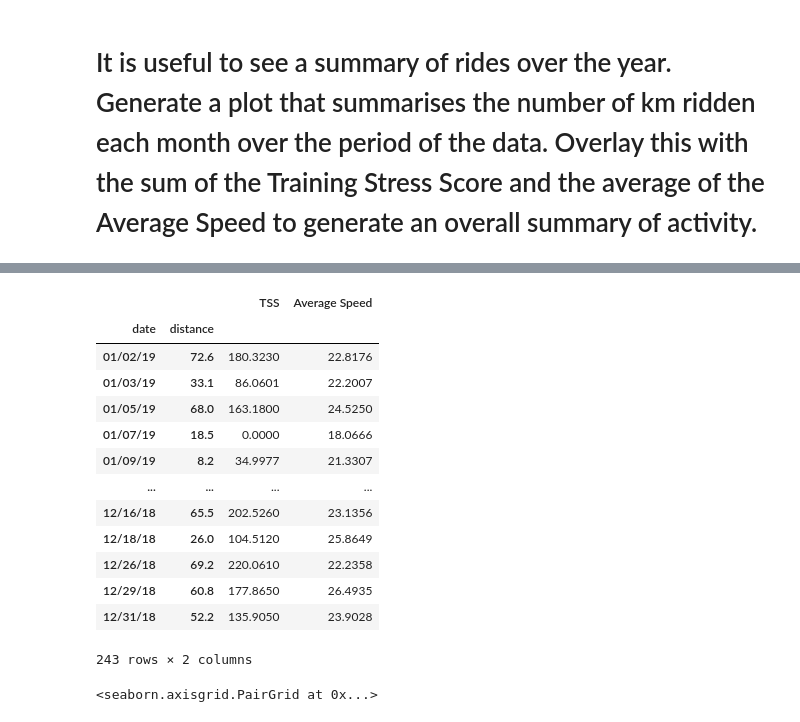
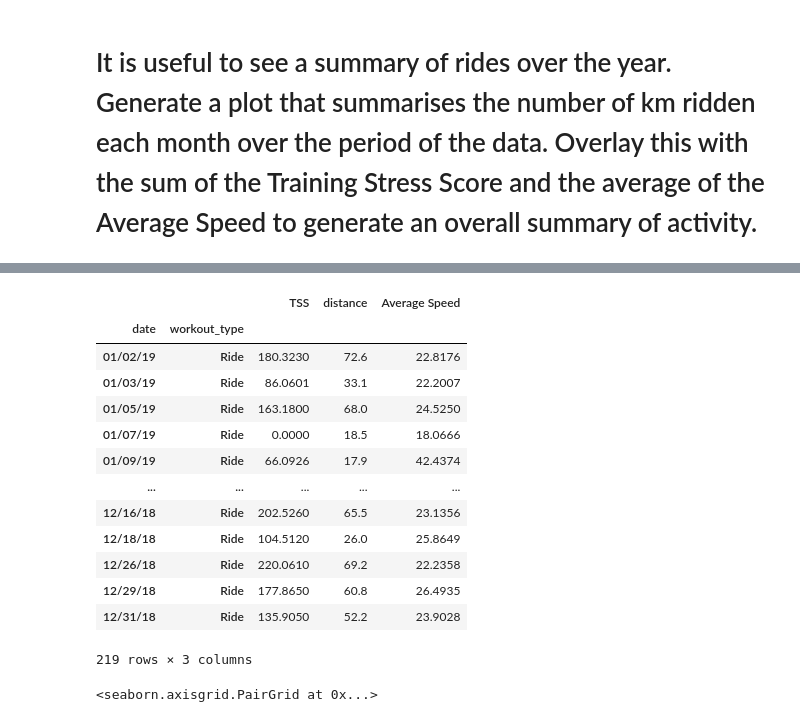
Before and after one commit to NSoni25/Portfolio_repository, a Jupyter notebook: Portfolio 1.ipynb, the cells around one changed output, grey strips where cells are left out. Saved outputs shown, nothing was run; the diff lists cells and outputs as text; code cells hidden in the pictures.

```diff
--- a/Portfolio 1.ipynb
+++ b/Portfolio 1.ipynb
@@ -307,7 +307,6 @@ sns.pairplot(b, hue = 'workout_type')
 # %% [markdown]
 # It is useful to see a summary of rides over the year. Generate a plot that summarises the number of km ridden each month over the period of the data. Overlay this with the sum of the Training Stress Score and the average of the Average Speed to generate an overall summary of activity.
 # %%
-df=pd.DataFrame(result,columns=['date','TSS','distance','Average Speed'])
+df=pd.DataFrame(result,columns=['date','TSS','distance','Average Speed','workout_type'])
 #df.groupby(by=[df.index.month])
 #df.index = df.index.normalize()
-df
@@ -328,21 +313,21 @@ df
 # %%
-df1=df.groupby(['date','distance']).sum()
+df1=df.groupby(['date','workout_type']).sum()
 df1
 # %% [output]
-|  |  | TSS | Average Speed |
-| date | distance |  |  |
-| 01/02/19 | 72.6 | 180.3230 | 22.8176 |
-| 01/03/19 | 33.1 | 86.0601 | 22.2007 |
-| 01/05/19 | 68.0 | 163.1800 | 24.5250 |
-| 01/07/19 | 18.5 | 0.0000 | 18.0666 |
-| 01/09/19 | 8.2 | 34.9977 | 21.3307 |
-| ... | ... | ... | ... |
-| 12/16/18 | 65.5 | 202.5260 | 23.1356 |
-| 12/18/18 | 26.0 | 104.5120 | 25.8649 |
-| 12/26/18 | 69.2 | 220.0610 | 22.2358 |
-| 12/29/18 | 60.8 | 177.8650 | 26.4935 |
-| 12/31/18 | 52.2 | 135.9050 | 23.9028 |
+|  |  | TSS | distance | Average Speed |
+| date | workout_type |  |  |  |
+| 01/02/19 | Ride | 180.3230 | 72.6 | 22.8176 |
+| 01/03/19 | Ride | 86.0601 | 33.1 | 22.2007 |
+| 01/05/19 | Ride | 163.1800 | 68.0 | 24.5250 |
+| 01/07/19 | Ride | 0.0000 | 18.5 | 18.0666 |
+| 01/09/19 | Ride | 66.0926 | 17.9 | 42.4374 |
+| ... | ... | ... | ... | ... |
+| 12/16/18 | Ride | 202.5260 | 65.5 | 23.1356 |
+| 12/18/18 | Ride | 104.5120 | 26.0 | 25.8649 |
+| 12/26/18 | Ride | 220.0610 | 69.2 | 22.2358 |
+| 12/29/18 | Ride | 177.8650 | 60.8 | 26.4935 |
+| 12/31/18 | Ride | 135.9050 | 52.2 | 23.9028 |
-243 rows × 2 columns
+219 rows × 3 columns
 # %%
 import seaborn  as sns
 sns.pairplot(df1)
```
Also changed, not shown: parts of 1 cell of this notebook.
